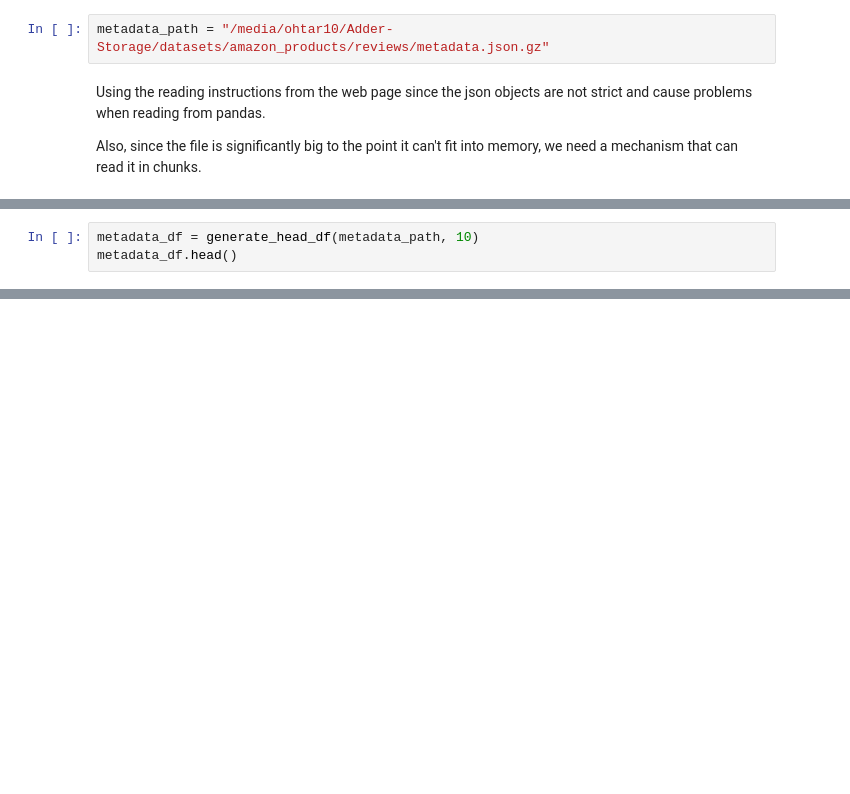
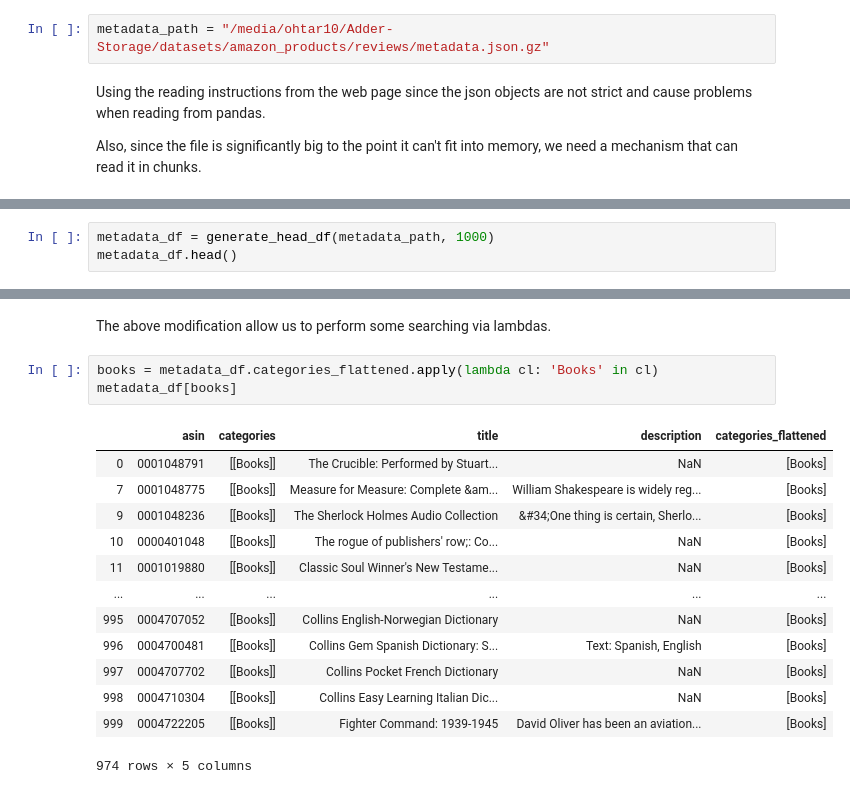
Before and after one commit to Ohtar10/wtsp, a Jupyter notebook: notebooks/jupyter/Product Reviews Embeddings.ipynb, the cells around one changed output, grey strips where cells are left out. Saved outputs shown, nothing was run; the diff lists cells and outputs as text; blank space fills up the shorter version.

```diff
--- a/notebooks/jupyter/Product Reviews Embeddings.ipynb
+++ b/notebooks/jupyter/Product Reviews Embeddings.ipynb
@@ -38,7 +32,7 @@ def generate_head_df(path, lines=100):
         df[k] = v
     return pd.DataFrame.from_dict(df, orient='index')
 # %%
-metadata_df = generate_head_df(metadata_path, 10)
+metadata_df = generate_head_df(metadata_path, 1000)
 metadata_df.head()
 # %% [output]
 |  | asin | salesRank | imUrl | categories | title | description | price | related | brand |
@@ -91,0 +141,19 @@ categories_flat
+# %% [markdown]
+The above modification allow us to perform some searching via lambdas.
+# %%
+books = metadata_df.categories_flattened.apply(lambda cl: 'Books' in cl)
+metadata_df[books]
+# %% [output]
+|  | asin | categories | title | description | categories_flattened |
+| 0 | 0001048791 | [[Books]] | The Crucible: Performed by Stuart... | NaN | [Books] |
+| 7 | 0001048775 | [[Books]] | Measure for Measure: Complete &am... | William Shakespeare is widely reg... | [Books] |
+| 9 | 0001048236 | [[Books]] | The Sherlock Holmes Audio Collection | &#34;One thing is certain, Sherlo... | [Books] |
+| 10 | 0000401048 | [[Books]] | The rogue of publishers' row;: Co... | NaN | [Books] |
+| 11 | 0001019880 | [[Books]] | Classic Soul Winner's New Testame... | NaN | [Books] |
+| ... | ... | ... | ... | ... | ... |
+| 995 | 0004707052 | [[Books]] | Collins English-Norwegian Dictionary | NaN | [Books] |
+| 996 | 0004700481 | [[Books]] | Collins Gem Spanish Dictionary: S... | Text: Spanish, English | [Books] |
+| 997 | 0004707702 | [[Books]] | Collins Pocket French Dictionary | NaN | [Books] |
+| 998 | 0004710304 | [[Books]] | Collins Easy Learning Italian Dic... | NaN | [Books] |
+| 999 | 0004722205 | [[Books]] | Fighter Command: 1939-1945 | David Oliver has been an aviation... | [Books] |
+974 rows × 5 columns
```
Also changed, not shown: parts of 25 cells of this notebook.
